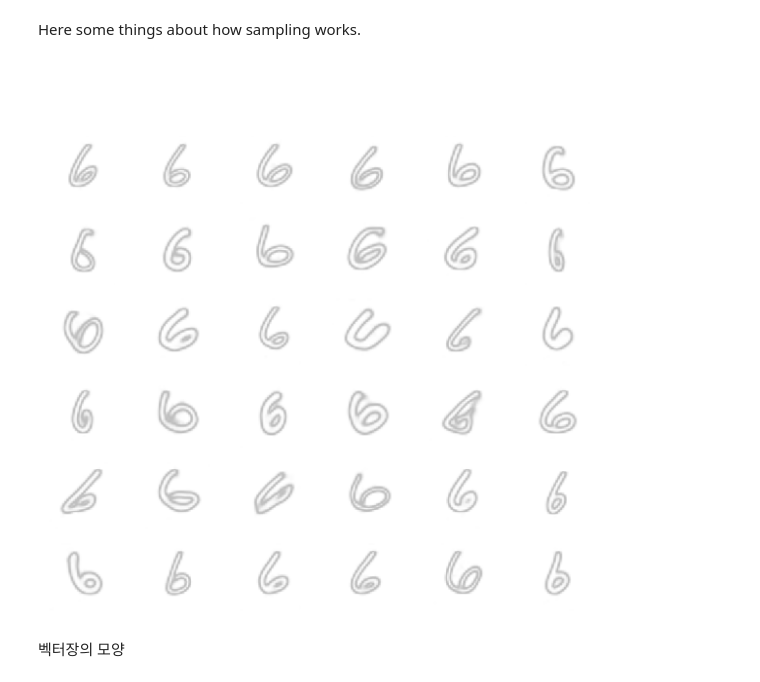
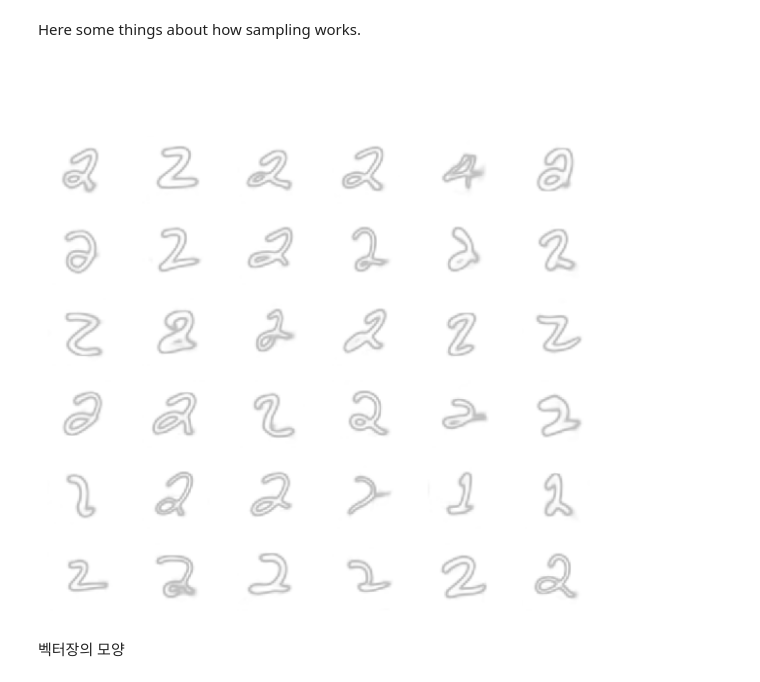
Before and after one commit to yeonsub/Learning_Material_for_Creation, a Jupyter notebook: Transformer_latent_Flow.ipynb, the cells around one changed output. Cells and saved outputs as stored; diff of their text form; code cells hidden in the pictures.

```diff
--- a/Transformer_latent_Flow.ipynb
+++ b/Transformer_latent_Flow.ipynb
@@ -731,35 +731,35 @@ def do_flow_matching_sampling(model, x_1, num_sampling_steps, y=None):
 with torch.no_grad():
     model.eval() # Use the new 'model' (Transformer-based)
     num_samples = 36 # Total number of images to generate and display
     sampling_steps = 50 # Number of steps for ODE solver
 
     # Generate initial noise (x_1 in the Flow Matching context)
     eval_shape = (num_samples,) + lat_val.shape[1:]
     N = torch.normal(0, 1, eval_shape, device=device)
 
     # Create conditional labels for the generated samples
-    conditional_class = 6 # The digit we want to generate
+    conditional_class = 2 # The digit we want to generate
     y_labels = conditional_class * torch.ones(num_samples, dtype=torch.long, device=device)
 
     # Perform Flow Matching sampling
     pred = do_flow_matching_sampling(model, N, sampling_steps, y=y_labels)
 
     decoder.eval()
     pred = decoder(pred).cpu().numpy()
 
     with plt.style.context(pyplot_context):
         fig, axes = plt.subplots(6, 6, figsize=(6,6))
         fig.suptitle(f'Generated Digit: {conditional_class}', fontsize=16)
         for i in range(num_samples):
             img = np.clip(pred[i,0,:,:].T, -1.0, 1.0)
             axes[i//6,i%6].imshow(img, cmap=binary_cmap)
             axes[i//6,i%6].axis('off')
             axes[i//6,i%6].patch.set_alpha(plot_alpha)
         fig.patch.set_alpha(plot_alpha)
         plt.tight_layout(rect=[0, 0.03, 1, 0.95])
         plt.show()
 # %% [output]
-[figure, old version]
+[figure, new version]
 # %% [markdown]
 벡터장의 모양
 # %%
```
Also changed, not shown: parts of 6 cells of this notebook.
